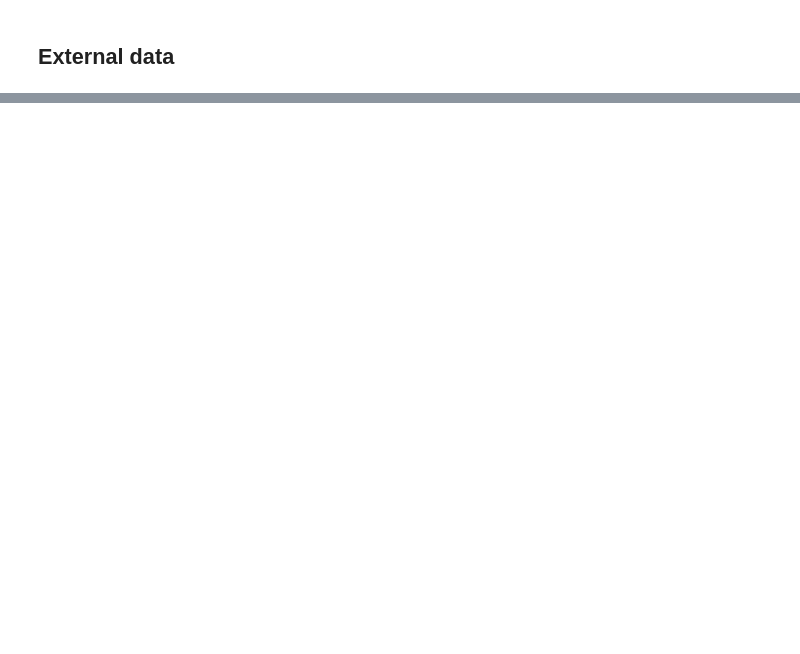
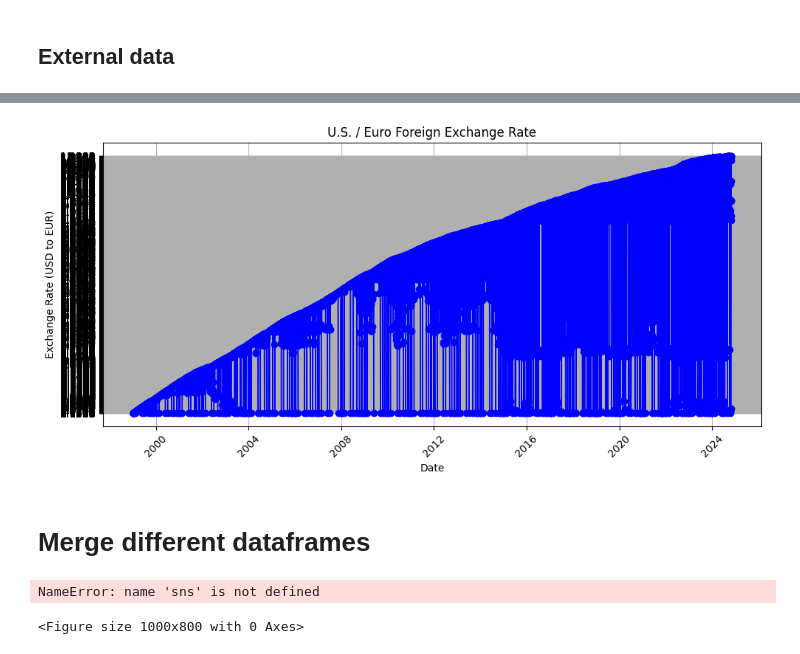
Before and after one commit to DegaregeN/Time-series-data-modeling-, a Jupyter notebook: notebooks/01-data-preprocessing.ipynb, the cells around one changed output, grey strips where cells are left out. Drawn from its saved outputs; the diff is of its cells as text; code cells hidden in the pictures; blank space fills up the shorter version.

```diff
--- a/notebooks/01-data-preprocessing.ipynb
+++ b/notebooks/01-data-preprocessing.ipynb
@@ -297,0 +236,2 @@ plt.show()
+# %%
+FER_DF = pd.read_csv("../data/external/DEXUSEU.csv")
@@ -297,0 +254,18 @@ plt.show()
+# %%
+# Convert 'DATE' to datetime format
+FER_DF['DATE'] = pd.to_datetime(FER_DF['DATE'])
+
+# Plotting
+plt.figure(figsize=(10, 5))
+plt.plot(FER_DF['DATE'], FER_DF['DEXUSEU'], color='blue', marker='o', linestyle='-', linewidth=1)
+plt.title('U.S. / Euro Foreign Exchange Rate')
+plt.xlabel('Date')
+plt.ylabel('Exchange Rate (USD to EUR)')
+plt.grid(True)
+plt.xticks(rotation=45)
+plt.tight_layout()
+plt.show()
+# %% [output]
+[figure, added]
+# %% [markdown]
+# Merge different dataframes
@@ -297,0 +291,12 @@ plt.show()
+# %%
+# Calculate correlation matrix
+correlation_matrix = combined_df.corr()
+
+# Plot heatmap
+plt.figure(figsize=(10, 8))
+sns.heatmap(correlation_matrix, annot=True, cmap="coolwarm", vmin=-1, vmax=1)
+plt.title("Correlation Matrix")
+plt.show()
+# %% [output]
+NameError: name 'sns' is not defined
+<Figure size 1000x800 with 0 Axes>
```
Also changed, not shown: parts of 36 cells of this notebook.
